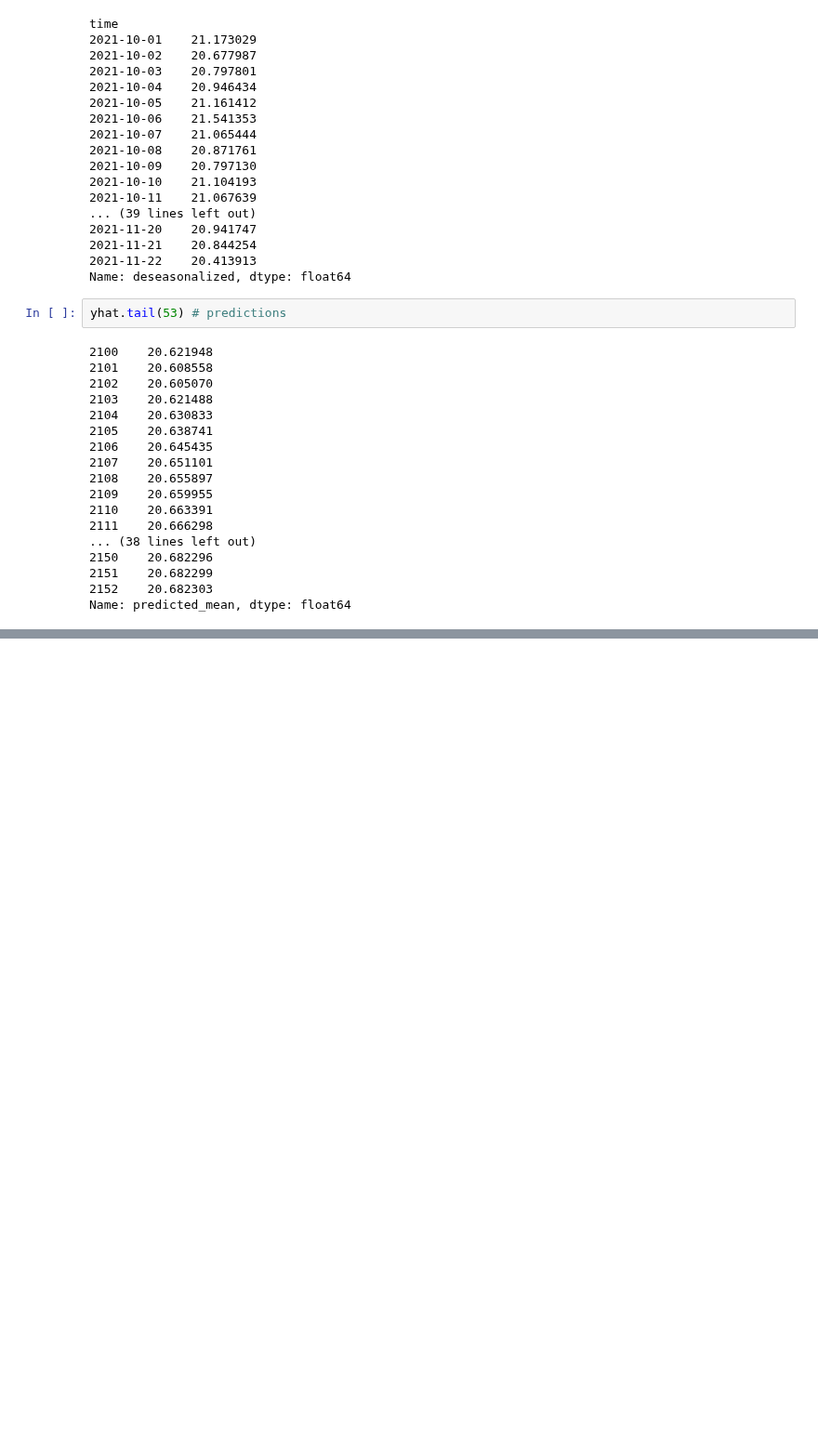
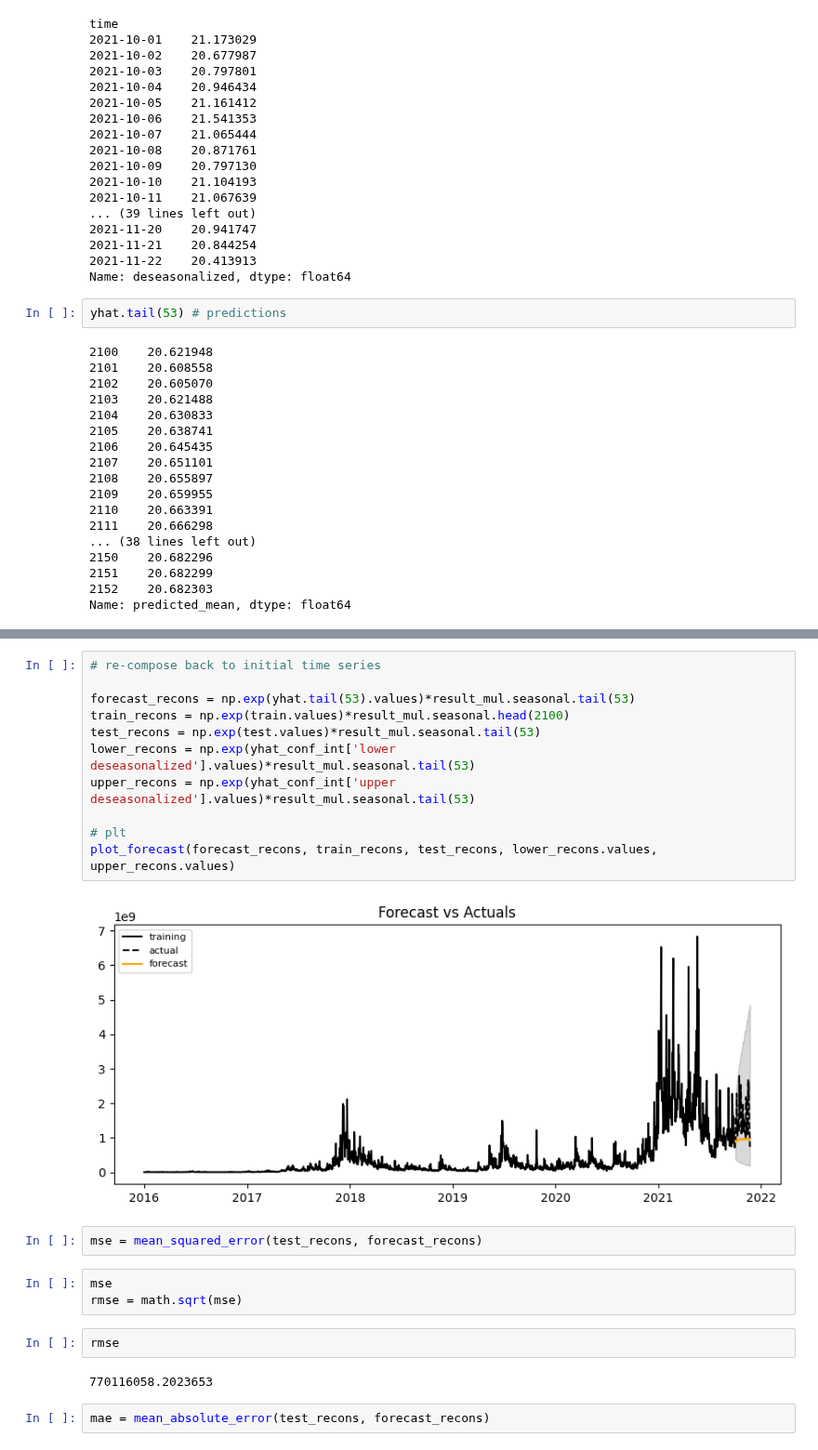
Before and after one commit to michelangelo89/btc_sent_fc, a Jupyter notebook: notebooks/Arima Notebook.ipynb, the cells around one changed output, grey strips where cells are left out. Shown at 93% size. Cells and saved outputs as stored; diff of their text form; blank space fills up the shorter version.

```diff
--- a/notebooks/Arima Notebook.ipynb
+++ b/notebooks/Arima Notebook.ipynb
@@ -305,0 +332,24 @@ Name: predicted_mean, dtype: float64
+# %%
+# re-compose back to initial time series
+
+forecast_recons = np.exp(yhat.tail(53).values)*result_mul.seasonal.tail(53)
+train_recons = np.exp(train.values)*result_mul.seasonal.head(2100)
+test_recons = np.exp(test.values)*result_mul.seasonal.tail(53)
+lower_recons = np.exp(yhat_conf_int['lower deseasonalized'].values)*result_mul.seasonal.tail(53)
+upper_recons = np.exp(yhat_conf_int['upper deseasonalized'].values)*result_mul.seasonal.tail(53)
+
+# plt
+plot_forecast(forecast_recons, train_recons, test_recons, lower_recons.values, upper_recons.values)
+# %% [output]
+[figure, added]
+# %%
+mse = mean_squared_error(test_recons, forecast_recons)
+# %%
+mse
+rmse = math.sqrt(mse)
+# %%
+rmse
+# %% [output]
+770116058.2023653
+# %%
+mae = mean_absolute_error(test_recons, forecast_recons)
```
Also changed, not shown: parts of 10 cells of this notebook.
